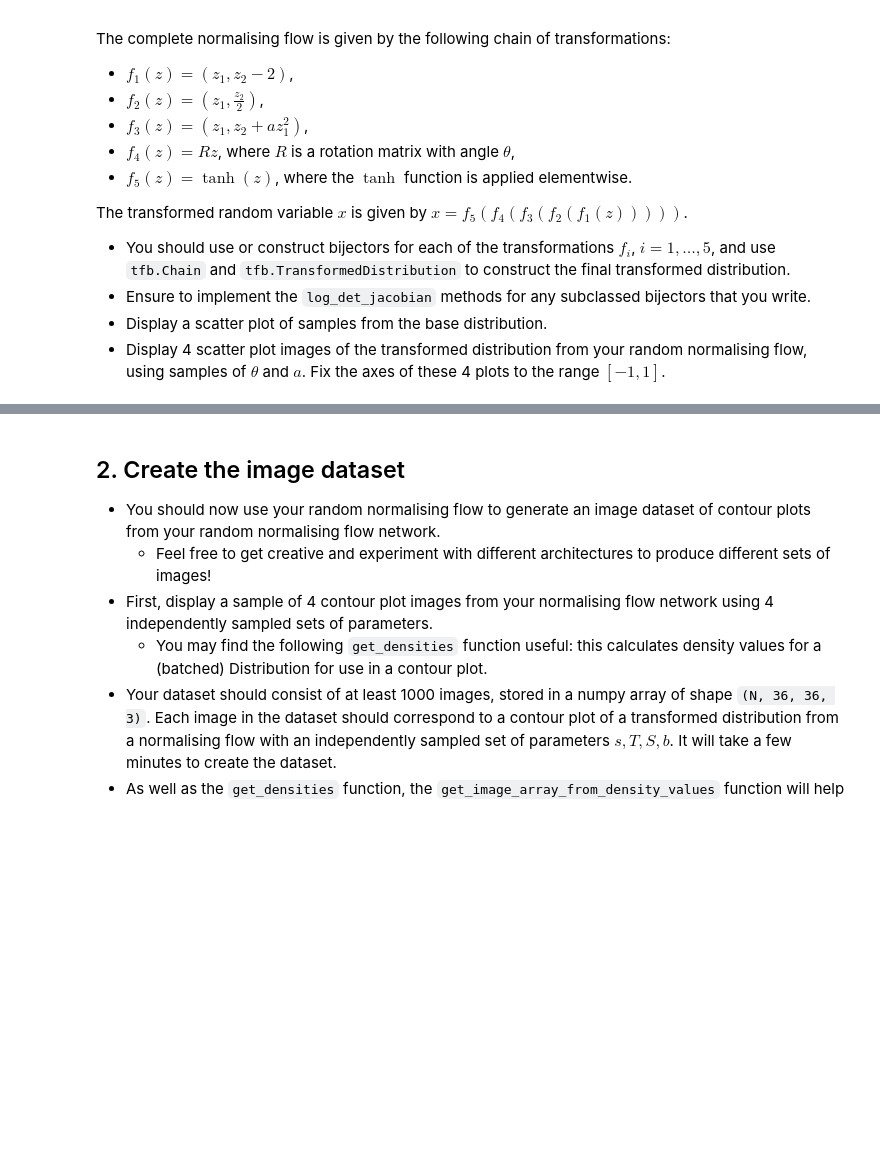
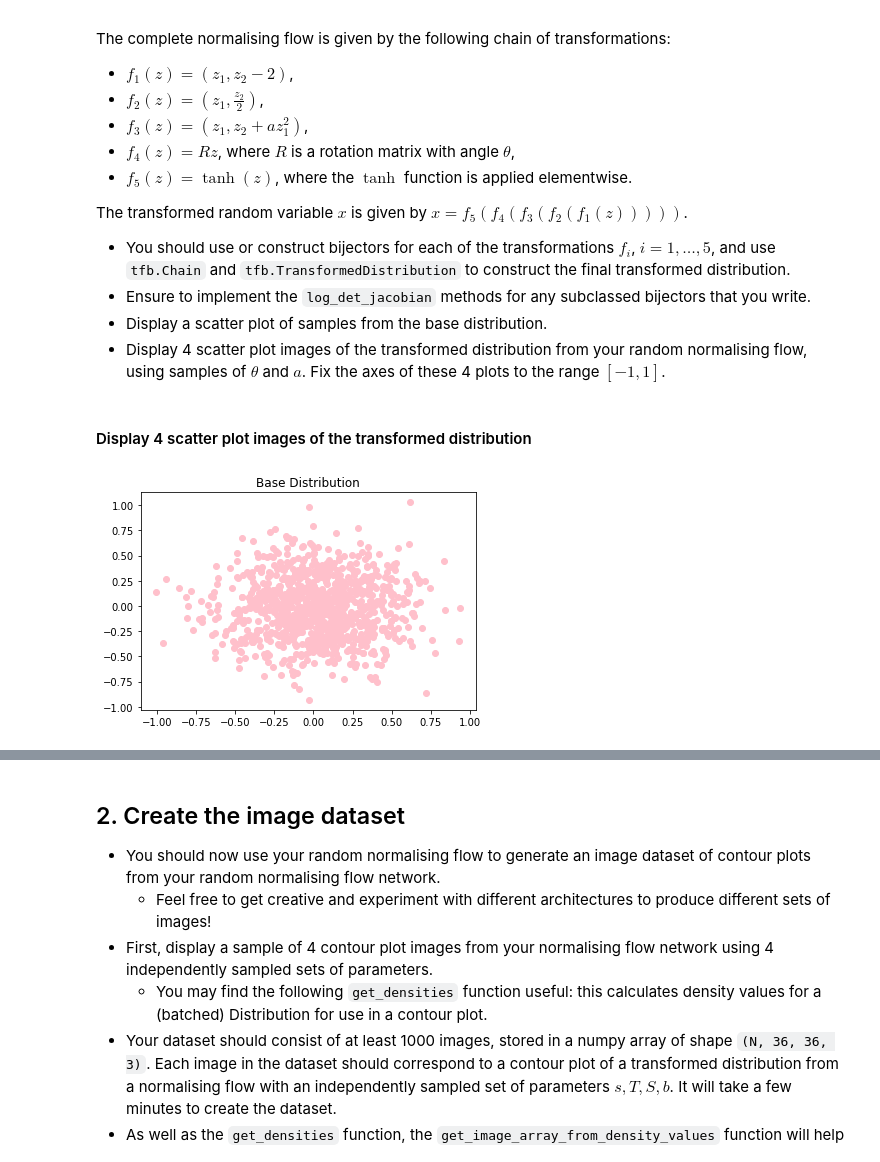
Before and after one commit to gowrishankarin/data_science, a Jupyter notebook: coursera/tf2_4_dl/c3_probabilistic_dl/w05/icl_c3_w5_project.ipynb, the cells around one changed output, grey strips where cells are left out. Saved outputs shown, nothing was run; the diff lists cells and outputs as text; code cells hidden in the pictures; blank space fills up the shorter version.

```diff
--- a/coursera/tf2_4_dl/c3_probabilistic_dl/w05/icl_c3_w5_project.ipynb
+++ b/coursera/tf2_4_dl/c3_probabilistic_dl/w05/icl_c3_w5_project.ipynb
@@ -47,0 +118,38 @@ The transformed random variable $x$ is given by $x = f_5(f_4(f_3(f_2(f_1(z)))))$
+# %%
+
+
+base_dist = tfd.MultivariateNormalDiag(
+    loc=[0., 0.],
+    scale_diag=[0.3, 0.3]
+)
+
+
+def get_transformed_dist(base_dist):
+    bijectors = [
+        tfb.Shift([0, -2]), # 𝑓1(𝑧)=(𝑧1,𝑧2−2) ,
+        tfb.Scale([1, 0.5]), # 𝑓2(𝑧)=(𝑧1,𝑧2/2) ,
+        ShiftAndSquare(),
+        Rotation2D(),
+        tfb.Tanh()
+    ]
+
+    bijector = tfb.Chain(list(reversed(bijectors)))
+
+    transformed_dist = tfd.TransformedDistribution(
+        distribution=base_dist,
+        bijector=bijector
+    )
+
+    return transformed_dist
+
+transformed_dist = get_transformed_dist(base_dist)
+# %% [markdown]
+#### Display 4 scatter plot images of the transformed distribution
+# %%
+# Make samples
+base_sample = base_dist.sample(1000)
+plt.scatter(base_sample[:, 0], base_sample[:, 1], color="pink")
+plt.title("Base Distribution")
+plt.show()
+# %% [output]
+[figure, added]
```
Also changed, not shown: parts of 36 cells of this notebook.
